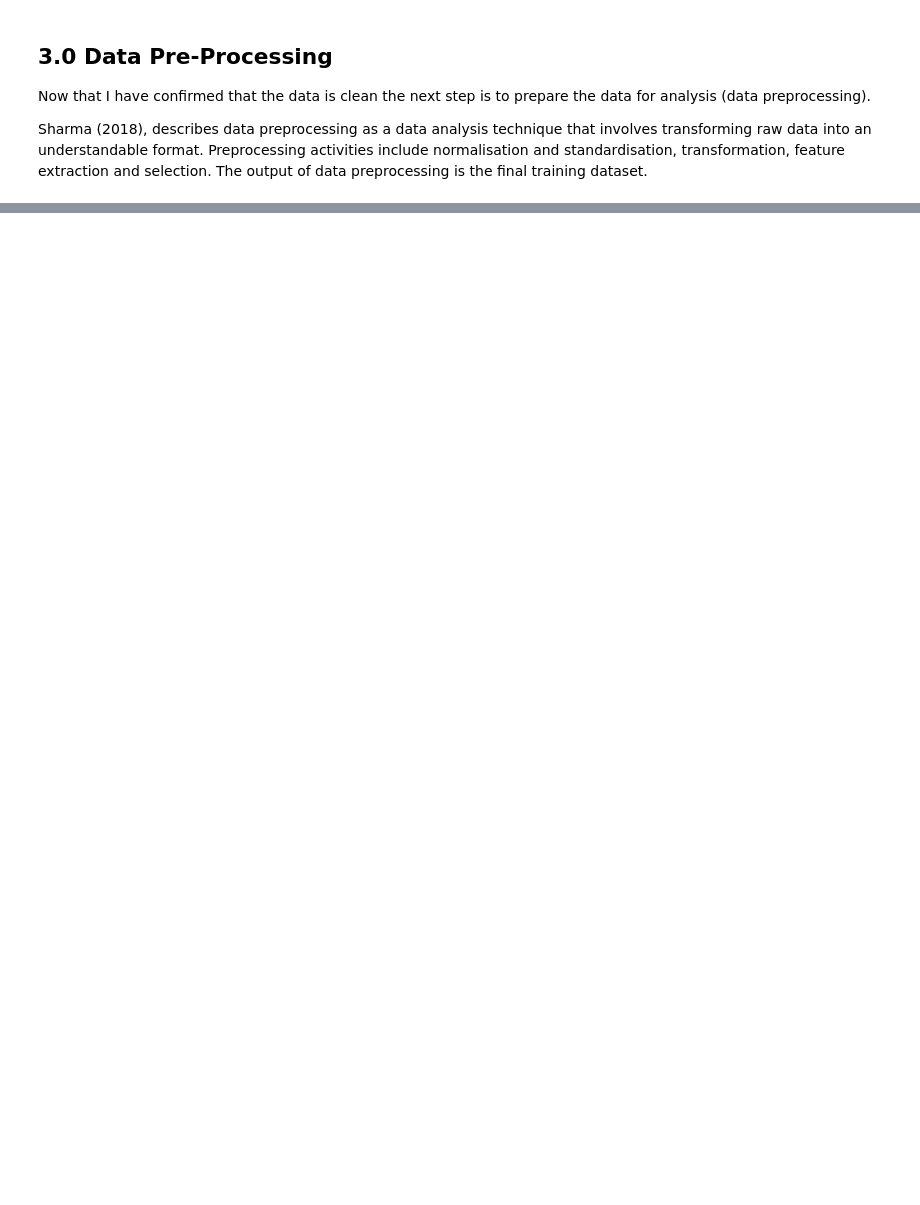
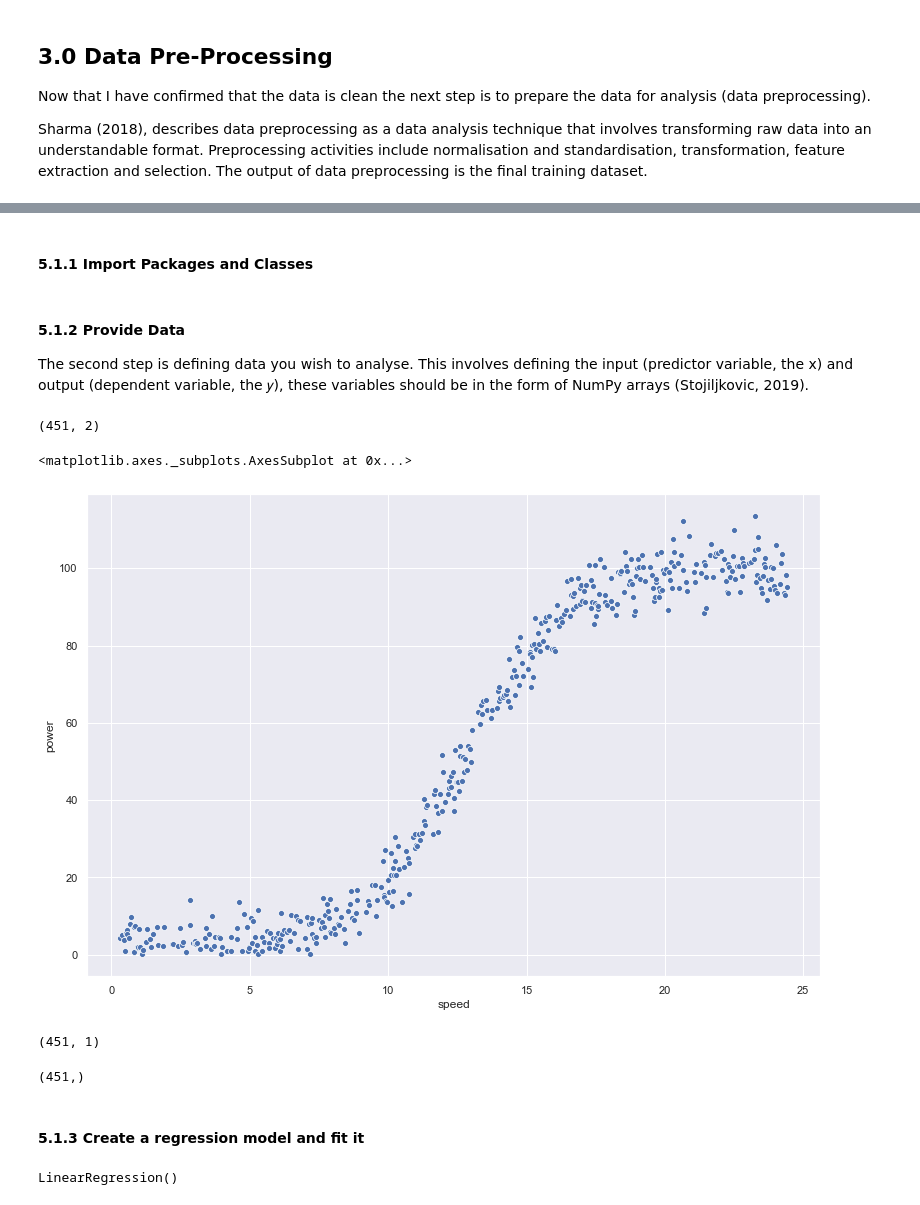
Before and after one commit to pcaulfie/projMLS, a Jupyter notebook: Project 2020 - Machine Learning and Statistics.ipynb, the cells around one changed output, grey strips where cells are left out. Cells and saved outputs as stored; diff of their text form; code cells hidden in the pictures; blank space fills up the shorter version.

```diff
--- a/Project 2020 - Machine Learning and Statistics.ipynb
+++ b/Project 2020 - Machine Learning and Statistics.ipynb
@@ -169,0 +240,2 @@ The normal tip percentage is between 15 and 20%, a tip% of 40%+ would represent
+# %% [markdown]
+#### 5.1.1 Import Packages and Classes
@@ -169,0 +246,50 @@ The normal tip percentage is between 15 and 20%, a tip% of 40%+ would represent
+# %% [markdown]
+#### 5.1.2 Provide Data
+The second step is defining data you wish to analyse. This involves defining the input (predictor variable, the x) and output (dependent variable, the 𝑦), these variables should be in the form of NumPy arrays (Stojiljkovic, 2019).
+# %%
+# Create array consisting of the two columns; x and y variables
+predictors = newdf[['speed', 'power']]
+# display shapes, 2 columns.
+predictors.shape
+# print the shape of the array
+# %% [output]
+(451, 2)
+# %%
+# Create a simple scatterplot to visualize the data
+sns.scatterplot(x='speed', y='power', sizes=(40, 400), legend="full", data=predictors)
+# print scatterplot
+# %% [output]
+<matplotlib.axes._subplots.AxesSubplot at 0x...>
+[figure, added]
+# %%
+# Solution adapted from Lalitha 2017
+# Convert the input variable 'Total Bill' into an array XX:
+XX = np.asarray(predictors['speed']) # https://docs.scipy.org/doc/numpy/reference/generated/numpy.asarray.html
+# Convert 1 array XX into 2D array called X2 in the shape of a column vector by inserting an axis along second dimension
+X2 = XX[:, np.newaxis] # https://medium.com/@ian.dzindo01/what-is-numpy-newaxis-and-when-to-use-it-8cb61c7ed6ae
+# Print shape of X2 array
+X2.shape
+# %% [output]
+(451, 1)
+# %%
+y2 = predictors['power']
+y2.shape
+# %% [output]
+(451,)
+# %% [markdown]
+#### 5.1.3 Create a regression model and fit it
+# %%
+# Create an instance of the class LinearRegression, called model representing the regression model (Stojiljkovic, 2019).
+# Define Parameters
+    # Define the parameters of the regression model, source https://realpython.com/linear-regression-in-python/
+    # fit_intercept=True , the y-intercept will be determined by the line of best fit. https://stackoverflow.com/a/46781428
+    # normalize is a Boolean (False by default) that decides whether to normalize the input variables (True) or not (False).
+    # copy_X is a Boolean (True by default) that decides whether to copy (True) or overwrite the input variables (False).
+    # n_jobs is an integer or None (default) and represents the number of jobs used in parallel computation. None usually means one job and -1 to use all processors.
+
+# call .fit() on model:
+model = LinearRegression(fit_intercept=True).fit(X2, y2)
+# Print Model
+model
+# %% [output]
+LinearRegression()
```
Also changed, not shown: parts of 26 cells of this notebook.
